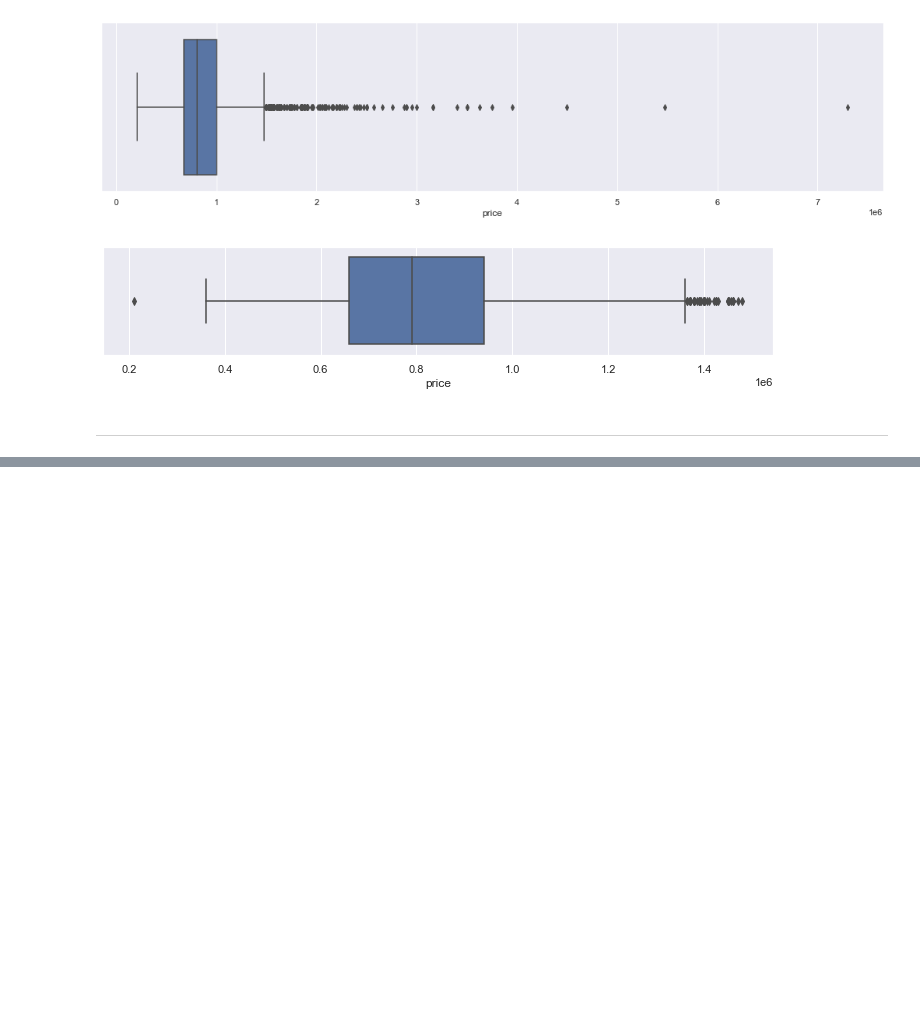
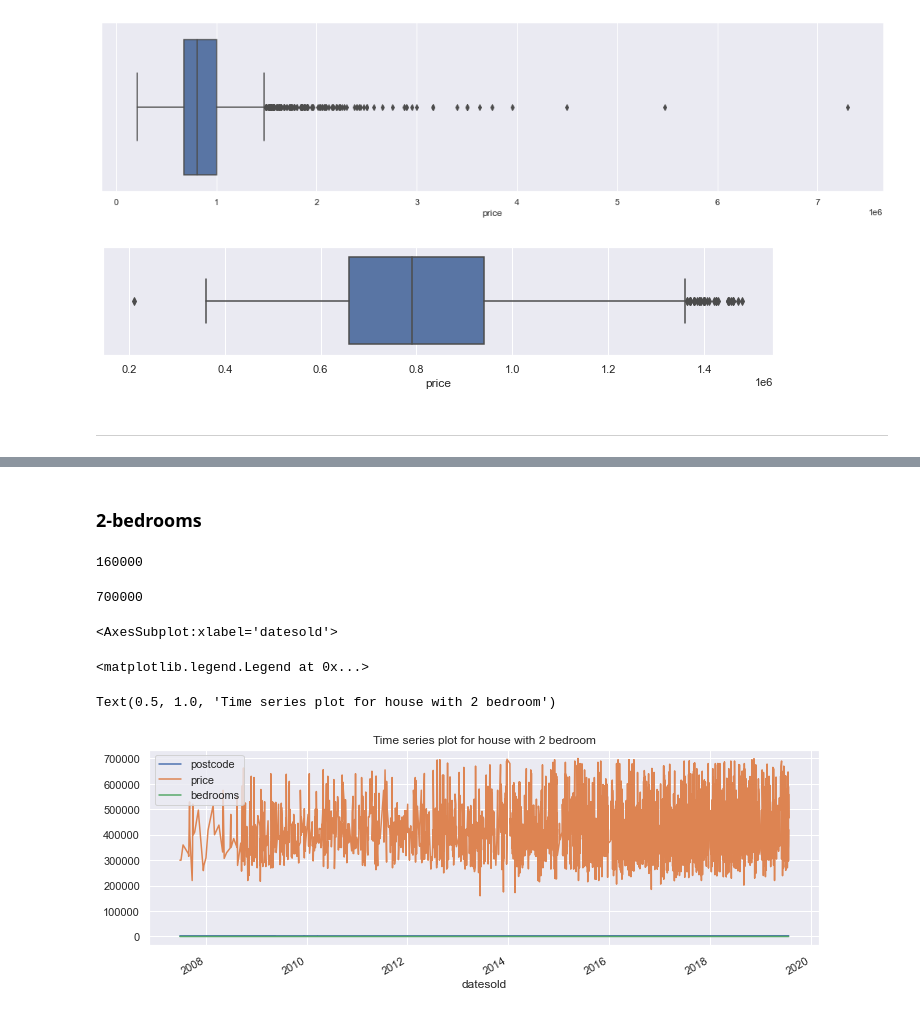
Before and after one commit to rabuhassan/my_python_adventures, a Jupyter notebook: Week 6 PA 6.1.6 Preparing quantitative data.ipynb, the cells around one changed output, grey strips where cells are left out. Drawn from its saved outputs; the diff is of its cells as text; code cells hidden in the pictures; blank space fills up the shorter version.

```diff
--- a/Week 6 PA 6.1.6 Preparing quantitative data.ipynb
+++ b/Week 6 PA 6.1.6 Preparing quantitative data.ipynb
@@ -384,0 +483,21 @@ ax = sns.boxplot(x=df_5_non_outlier['price'],whis=1.5)
+# %% [markdown]
+### 2-bedrooms
+# %%
+# Create a plot for 2 bedroom.
+# Calculate max and min.
+df_2_non_outlier['price'].min()
+df_2_non_outlier['price'].max()
+
+
+# Plot the time-series data.
+df_2_non_outlier.plot(figsize=(12, 4))
+plt.legend(loc='best')
+plt.title('Time series plot for house with 2 bedroom')
+plt.show(block=False)
+# %% [output]
+160000
+700000
+<AxesSubplot:xlabel='datesold'>
+<matplotlib.legend.Legend at 0x...>
+Text(0.5, 1.0, 'Time series plot for house with 2 bedroom')
+[figure, added]
```
Also changed, not shown: parts of 22 cells of this notebook, 2 other files.
